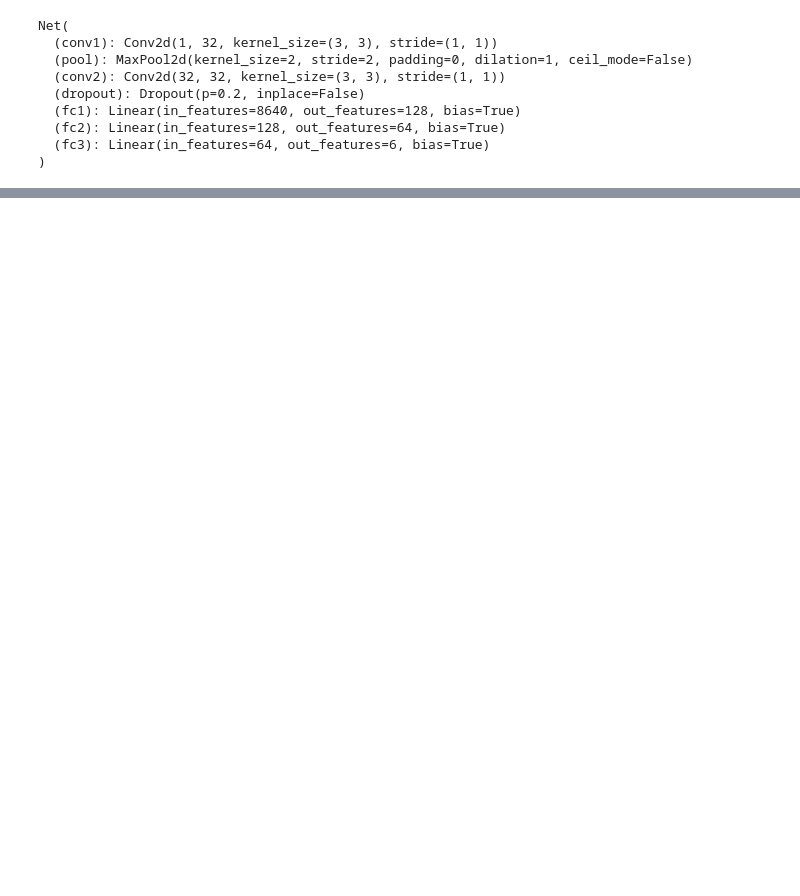
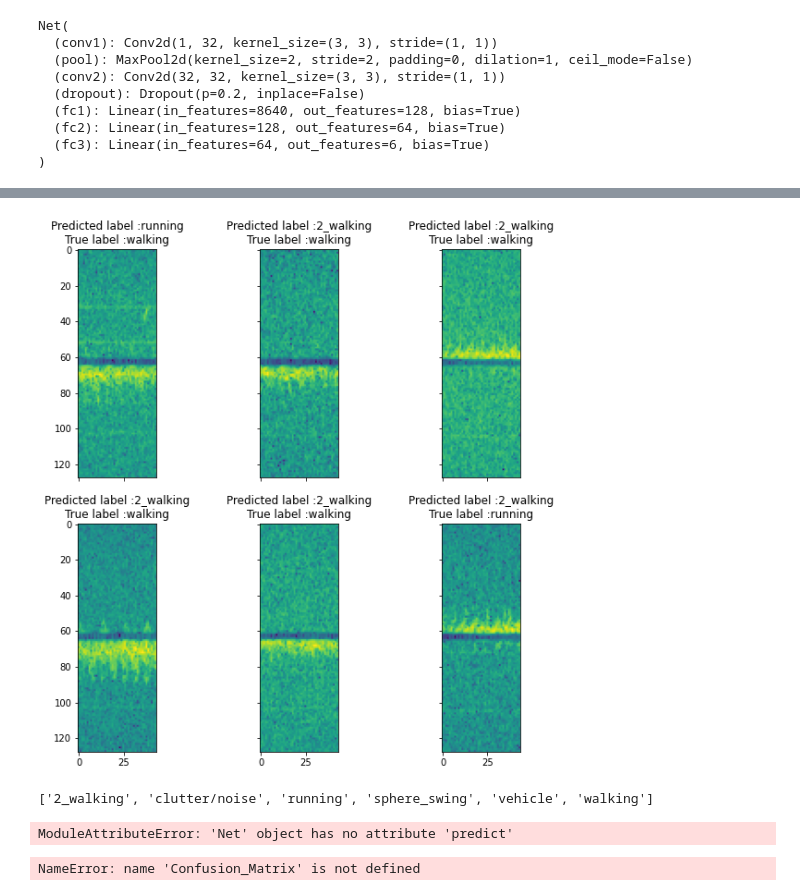
Before and after one commit to nemashy/Masters-Nyasha, a Jupyter notebook: Training/CNN Training.ipynb, the cells around one changed output, grey strips where cells are left out. Cells and saved outputs as stored; diff of their text form; code cells hidden in the pictures; blank space fills up the shorter version.

```diff
--- a/Training/CNN Training.ipynb
+++ b/Training/CNN Training.ipynb
@@ -189,0 +201,10 @@ evaluate_model(test_loader, device, model_on_device, criterion)
+# %%
+x_train_errors = x_train[errors]
+display_errors([1, 2, 3, 4, 5, 6], x_train_errors, y_pred_errors, y_true_errors, train_dataset)
+# %% [output]
+[figure, added]
+# %%
+classes = va_dataset.enc.classes_.tolist()
+classes
+# %% [output]
+['2_walking', 'clutter/noise', 'running', 'sphere_swing', 'vehicle', 'walking']
@@ -190,3 +291,13 @@ evaluate_model(test_loader, device, model_on_device, criterion)
+# %%
+model_on_device.eval()
+Y_pred = model_on_device.predict(x_val)
+# %% [output]
+ModuleAttributeError: 'Net' object has no attribute 'predict'
+# %%
+
+Confusion_Matrix(model_on_device, train_loader, train_dataset, 'train')
+# %% [output]
+NameError: name 'Confusion_Matrix' is not defined
 # %%
 # Save the model
 torch.save(model_on_device, "model.pth")
```
Also changed, not shown: parts of 18 cells of this notebook, 10 other files.
